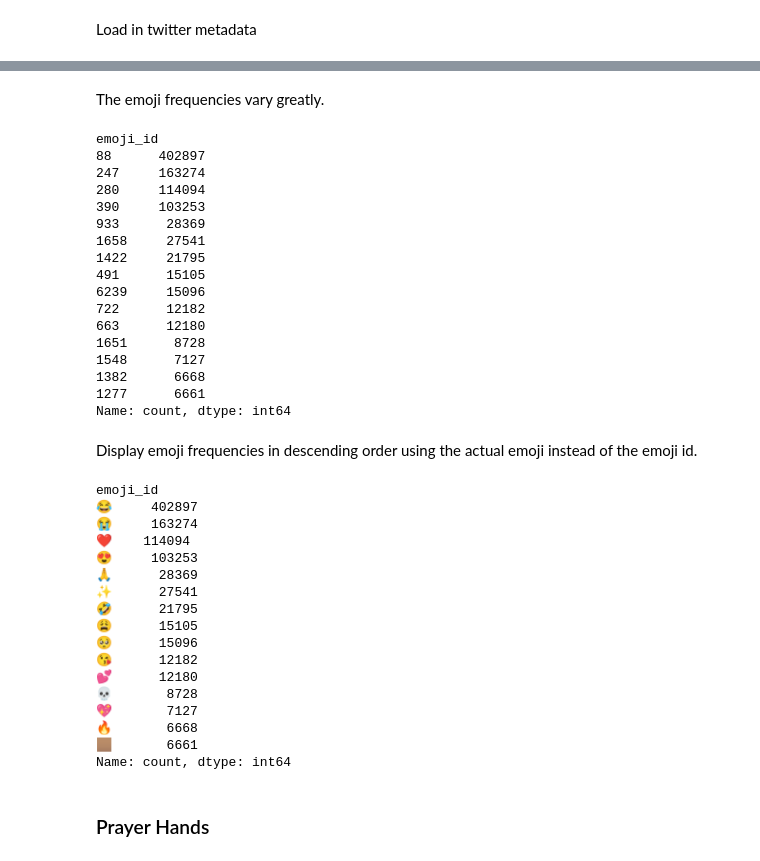
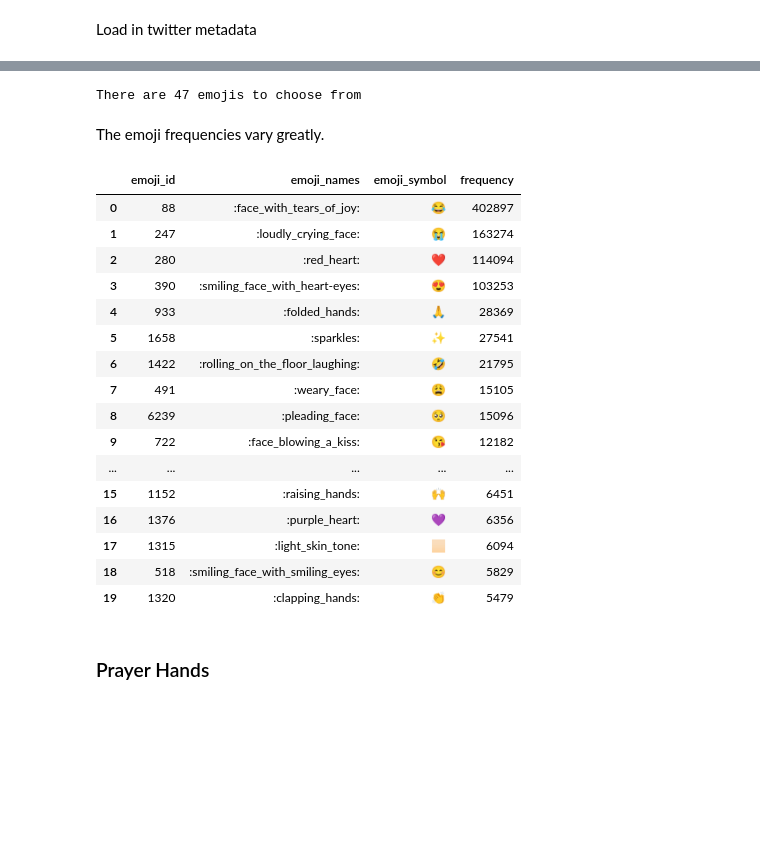
Before and after one commit to GeorgeMcIntire/emoji_polysemy, a Jupyter notebook: Clustering Prayer Hands Emoji.ipynb, the cells around one changed output, grey strips where cells are left out. Cells and saved outputs as stored; diff of their text form; code cells hidden in the pictures; blank space fills up the shorter version.

```diff
--- a/Clustering Prayer Hands Emoji.ipynb
+++ b/Clustering Prayer Hands Emoji.ipynb
@@ -60,49 +55,32 @@ There are 47 emojis to choose from
+# %%
+print(f"There are {df.emoji_id.nunique()} emojis to choose from")
+# %% [output]
+There are 47 emojis to choose from
 # %% [markdown]
 The emoji frequencies vary greatly.
-# %%
-emoji_freq = df.emoji_id.value_counts()
-emoji_freq.head(15)
-# %% [output]
-emoji_id
-88      402897
-247     163274
-280     114094
-390     103253
-933      28369
-1658     27541
-1422     21795
-491      15105
-6239     15096
-722      12182
-663      12180
-1651      8728
-1548      7127
-1382      6668
-1277      6661
-Name: count, dtype: int64
-# %% [markdown]
-Display emoji frequencies in descending order using the actual emoji instead of the emoji id.
-# %%
-ef_index = emoji_freq.index
-ef_index = ef_index.map(tokenizer.convert_ids_to_tokens)
-emoji_freq.set_axis(ef_index.map(emoji.EMOJI_UNICODE_ENGLISH)).head(15)
-# %% [output]
-emoji_id
-😂     402897
-😭     163274
-❤️    114094
-😍     103253
-🙏      28369
-✨      27541
-🤣      21795
-😩      15105
-🥺      15096
-😘      12182
-💕      12180
-💀       8728
-💖       7127
-🔥       6668
-🏽       6661
-Name: count, dtype: int64
+# %%
+emoji_freq = df.emoji_id.value_counts()
+top_20_emoji_freq = emoji_freq.head(20).reset_index()
+top_20_emoji_freq["emoji_names"] = top_20_emoji_freq["emoji_id"].map(tokenizer.convert_ids_to_tokens)
+top_20_emoji_freq["emoji_symbol"] = top_20_emoji_freq["emoji_names"].map(emoji.EMOJI_UNICODE_ENGLISH)
+top_20_emoji_freq.assign(frequency = top_20_emoji_freq["count"]).drop("count", axis = 1)
+# %% [output]
+|  | emoji_id | emoji_names | emoji_symbol | frequency |
+| 0 | 88 | :face_with_tears_of_joy: | 😂 | 402897 |
+| 1 | 247 | :loudly_crying_face: | 😭 | 163274 |
+| 2 | 280 | :red_heart: | ❤️ | 114094 |
+| 3 | 390 | :smiling_face_with_heart-eyes: | 😍 | 103253 |
+| 4 | 933 | :folded_hands: | 🙏 | 28369 |
+| 5 | 1658 | :sparkles: | ✨ | 27541 |
+| 6 | 1422 | :rolling_on_the_floor_laughing: | 🤣 | 21795 |
+| 7 | 491 | :weary_face: | 😩 | 15105 |
+| 8 | 6239 | :pleading_face: | 🥺 | 15096 |
+| 9 | 722 | :face_blowing_a_kiss: | 😘 | 12182 |
+| ... | ... | ... | ... | ... |
+| 15 | 1152 | :raising_hands: | 🙌 | 6451 |
+| 16 | 1376 | :purple_heart: | 💜 | 6356 |
+| 17 | 1315 | :light_skin_tone: | 🏻 | 6094 |
+| 18 | 518 | :smiling_face_with_smiling_eyes: | 😊 | 5829 |
+| 19 | 1320 | :clapping_hands: | 👏 | 5479 |
 # %% [markdown]
 ### Prayer Hands
```
Also changed, not shown: parts of 68 cells of this notebook, 1 other file.
